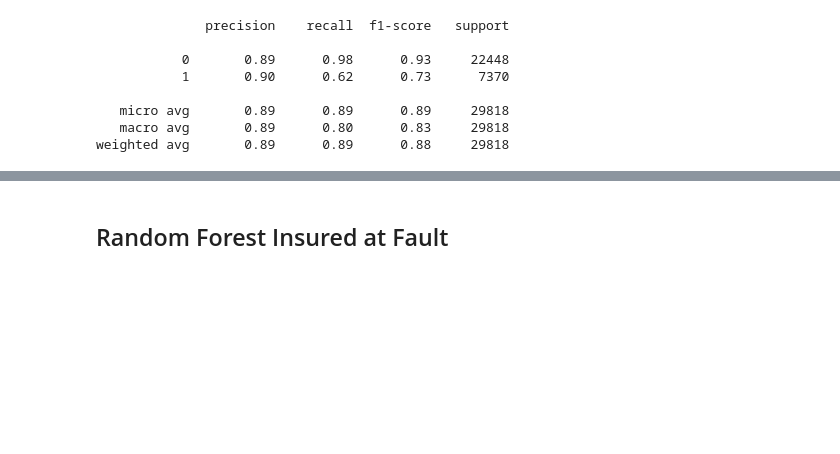
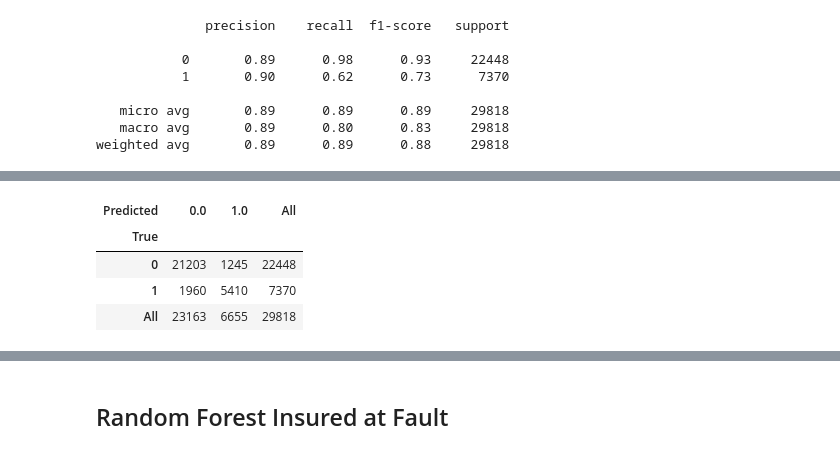
Before and after one commit to asidamo/Auto-Insuruance-finding-the-at-fault-party-with-claims-nlp, a Jupyter notebook: dq9-AM.ipynb, the cells around one changed output, grey strips where cells are left out. Drawn from its saved outputs; the diff is of its cells as text; code cells hidden in the pictures; blank space fills up the shorter version.

```diff
--- a/dq9-AM.ipynb
+++ b/dq9-AM.ipynb
@@ -736,0 +766,18 @@ feature_importances
+# %%
+y_proba = clf_best.predict_proba(X_test)
+threshold = 0.4
+pred_proba = np.empty(len(y_proba))
+for i in range(len(y_proba)):
+    predicted_true = y_proba[i][1]
+    if predicted_true > threshold:
+        pred_proba[i] = 1
+    else:
+        pred_proba[i] = 0
+# %%
+pd.crosstab(y_test, pred_proba, rownames=['True'], colnames=['Predicted'], margins=True)
+# %% [output]
+| Predicted | 0.0 | 1.0 | All |
+| True |  |  |  |
+| 0 | 21203 | 1245 | 22448 |
+| 1 | 1960 | 5410 | 7370 |
+| All | 23163 | 6655 | 29818 |
```
Also changed, not shown: parts of 30 cells of this notebook.
